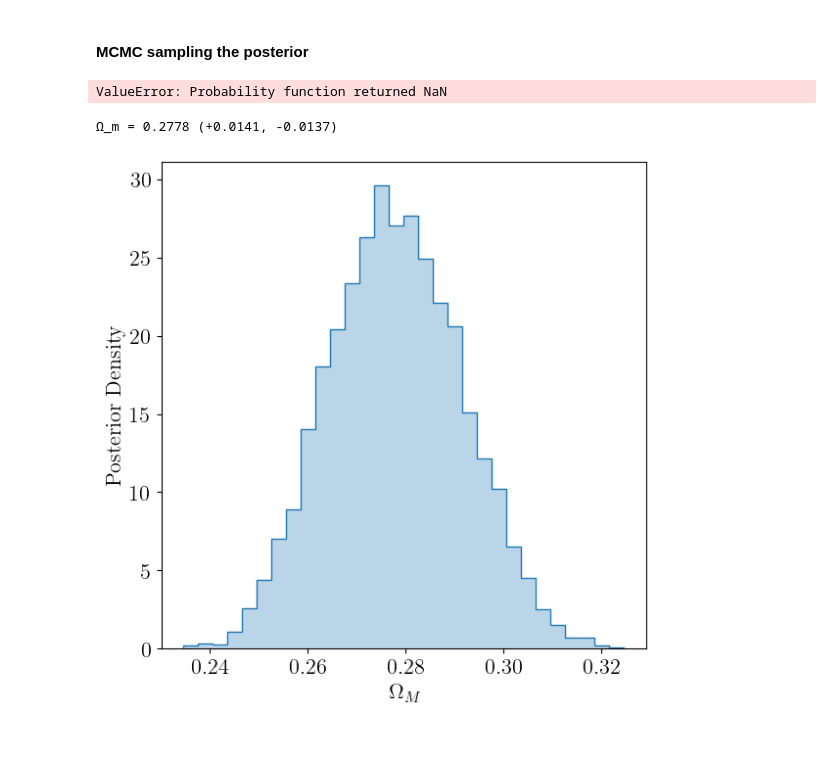
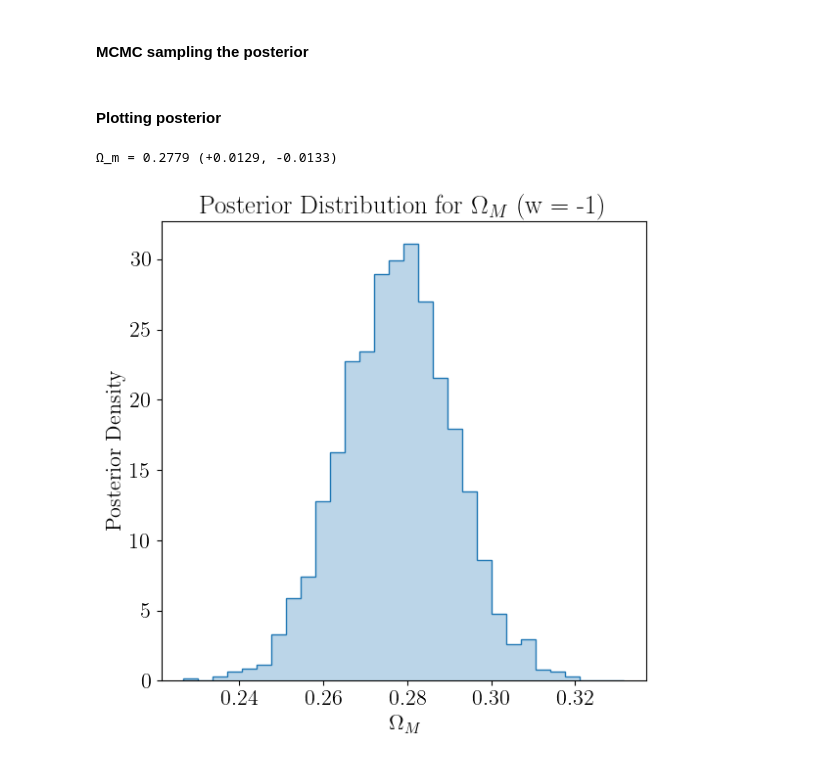
Before and after one commit to j-haralds/Advanced_sim, a Jupyter notebook: proj1_shared/proj1_master.ipynb, the cells around one changed output. Drawn from its saved outputs; the diff is of its cells as text; code cells hidden in the pictures.

```diff
--- a/proj1_shared/proj1_master.ipynb
+++ b/proj1_shared/proj1_master.ipynb
@@ -408,22 +408,6 @@ def model(theta, z, H0 = 70):
 ### Defining distributions and evaluation functions
 # %%
 def log_likelihood2(theta, z, mu, sig_mu):
-       '''
-       Log-likelihood function for supernovae distance moduli.
-       Parameters
-       ----------
-       theta : array-like
-                 Model parameters [Om_M, w].
-       z : array-like
-                 Redshift data.
-       mu : array-like
-                 Observed distance moduli.
-       sig_mu : array-like
-                 Uncertainties in distance moduli.
-       Returns
-       -------
-       log_likelihood : float
-       '''
        Nd = len(mu)
        resid = mu - model(theta, z)
        W = 1.0 / (sig_mu**2)
@@ -606,45 +592,34 @@ def samples_MCMC2(theta_lims, function, x, y, sigma, nwalkers, iterations=10000,
 
     return samples
 # %%
-Om_M_lims = [(0,0.5)]
+Om_M_lims = [(0.1,0.4)]
 x = z
 y = mu
 sigma = mu_err
 
 samples = samples_MCMC2(Om_M_lims, log_posterior_OmM, x, y, sigma,
                         nwalkers=10, iterations=int(1e3))
-# %% [output]
-ValueError: Probability function returned NaN
+# %% [markdown]
+#### Plotting posterior
 # %%
-samples_arr, sampler = samples
-
 # compute the percentiles (16th, 50th, 84th)
-q16, q50, q84 = np.percentile(samples_arr, [16, 50, 84])
+q16, q50, q84 = np.percentile(samples, [16, 50, 84])
 err_low  = q50 - q16
 err_high = q84 - q50
 
 print(f"Ω_m = {q50:.4f} (+{err_high:.4f}, -{err_low:.4f})")
 
-# plot
 plt.figure(figsize=(6,6))
-plt.hist(samples_arr, bins=30, density=True,
+plt.hist(samples, bins=30, density=True,
          alpha=0.3, color='tab:blue')
-plt.hist(samples_arr, bins=30, density=True,
+plt.hist(samples, bins=30, density=True,
          histtype='step', color='tab:blue', linewidth=1)
-
-# mark median and credible interval
-# plt.axvline(q50, color='tab:red', linestyle='-', alpha=0.7,
-#             label=fr"Maximum $\Omega_M$")
-# plt.axvline(q16, color='tab:red', alpha=0.4, linestyle='--')
-# plt.axvline(q84, color='tab:red', alpha=0.4, linestyle='--')
-
 
 plt.xlabel(r'$\Omega_M$')
 plt.ylabel('Posterior Density')
-# plt.title('Posterior Distribution for $\Omega_M$ (w = -1)')
-# plt.legend(loc='lower right')
+plt.title('Posterior Distribution for $\Omega_M$ (w = -1)')
 plt.tight_layout()
-plt.savefig('figs/Om_m_posterior.pdf')
+# plt.savefig('figs/Om_m_posterior.pdf')
 # %% [output]
-Ω_m = 0.2778 (+0.0141, -0.0137)
+Ω_m = 0.2779 (+0.0129, -0.0133)
-[figure, old version]
+[figure, new version]
```
Also changed, not shown: parts of 4 cells of this notebook, 3 other files.
